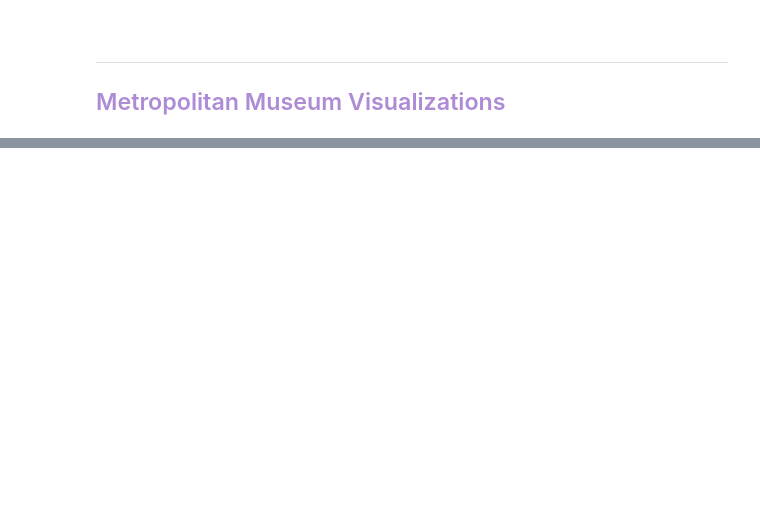
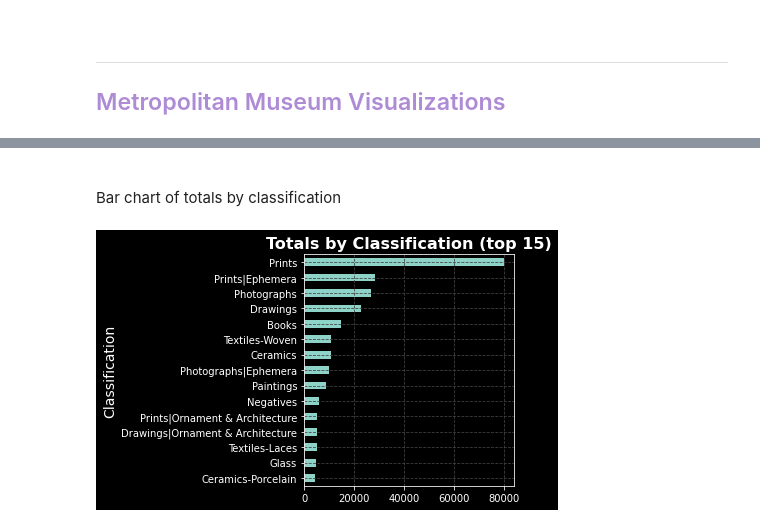
Before and after one commit to Hakuna-Patata/BU_MSDS_PTW, a Jupyter notebook: DSC 540 - Data Preparation/Week 9 & 10.ipynb, the cells around one changed output, grey strips where cells are left out. Drawn from its saved outputs; the diff is of its cells as text; code cells hidden in the pictures; blank space fills up the shorter version.

```diff
--- a/DSC 540 - Data Preparation/Week 9 & 10.ipynb
+++ b/DSC 540 - Data Preparation/Week 9 & 10.ipynb
@@ -297,0 +415,10 @@ Image(poster_url)
+# %% [markdown]
+<br>
+
+Bar chart of totals by classification
+# %%
+mm_df.groupby('CLASSIFICATION')['CLASSIFICATION'].count().sort_values(ascending=False).head(15).sort_values(
+).plot.barh(title='Totals by Classification (top 15)', xlabel='Classification', ylabel='Total')
+plt.show()
+# %% [output]
+[figure, added]
```
Also changed, not shown: parts of 16 cells of this notebook.
